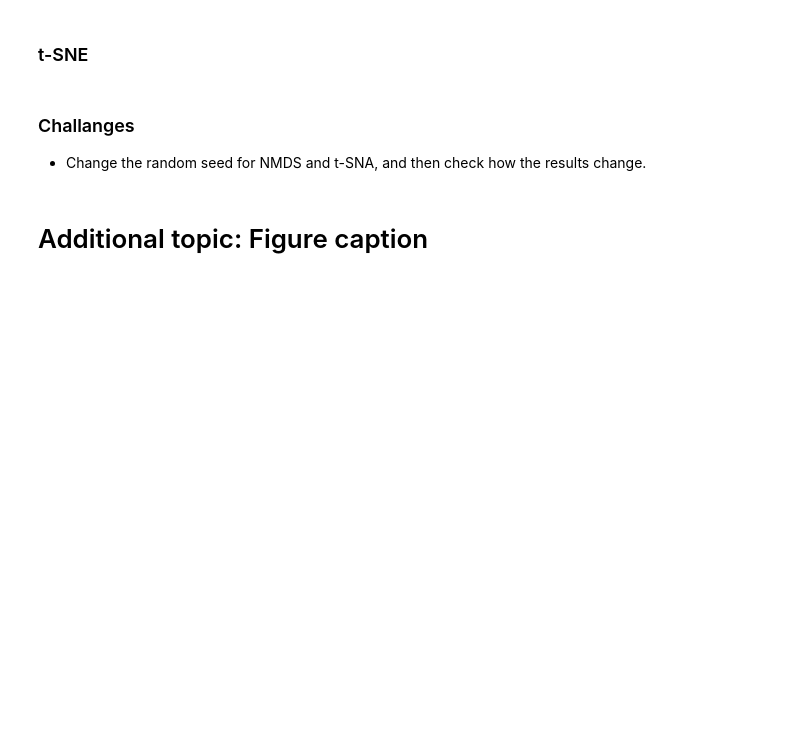
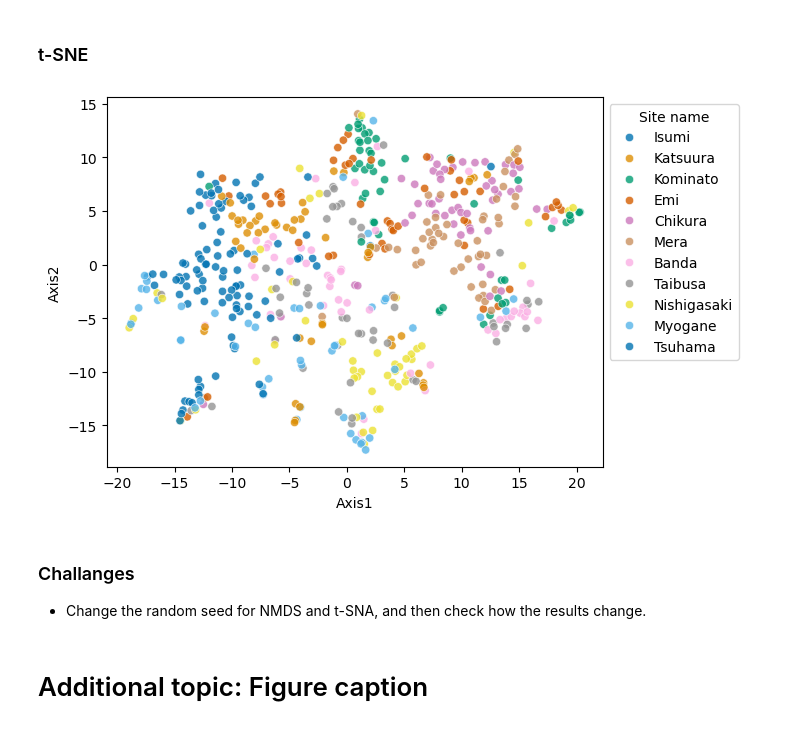
Before and after one commit to ong8181/DASC3240, a Jupyter notebook: L13_PCAandOthers.ipynb, the cells around one changed output. Cells and saved outputs as stored; diff of their text form; code cells hidden in the pictures; blank space fills up the shorter version.

```diff
--- a/L13_PCAandOthers.ipynb
+++ b/L13_PCAandOthers.ipynb
@@ -226,22 +358,24 @@ from sklearn.manifold import TSNE
 np.random.seed(1234)
 
 # Perform t-SNE
-tsne = TSNE(n_components = 2)
+tsne = TSNE(n_components = 2, perplexity = 50)
 tsne_result = tsne.fit_transform(ds)
 
 # Store the results as pd.DataFrame
 tsne_df = pd.DataFrame(tsne_result, columns=["Axis1", "Axis2"])
-tsne_df.head
+#tsne_df.head
 # %%
 # Add site information
 tsne_df2 = pd.concat([tsne_df, d["site_name"].reset_index()], axis = 1)
 
-# Plot the PCA result
-sns.scatterplot(x = "Axis1", y = "Axis2", data = tsne_df2, hue = "site_name")
-plt.legend(loc="upper left", bbox_to_anchor=(1,1))
+# Plot the tSNE result
+sns.scatterplot(x = "Axis1", y = "Axis2", data = tsne_df2, hue = "site_name", palette = "colorblind", alpha = 0.8)
+plt.legend(loc="upper left", bbox_to_anchor=(1,1), title = "Site name")
 # Save the figure
 plt.savefig("img/L13_Figure_tSNE_woCap.png", format = "png", bbox_inches = "tight")
 plt.show()
+# %% [output]
+[figure, added]
 # %% [markdown]
 ### Challanges
 - Change the random seed for NMDS and t-SNA, and then check how the results change.
```
Also changed, not shown: parts of 18 cells of this notebook.
